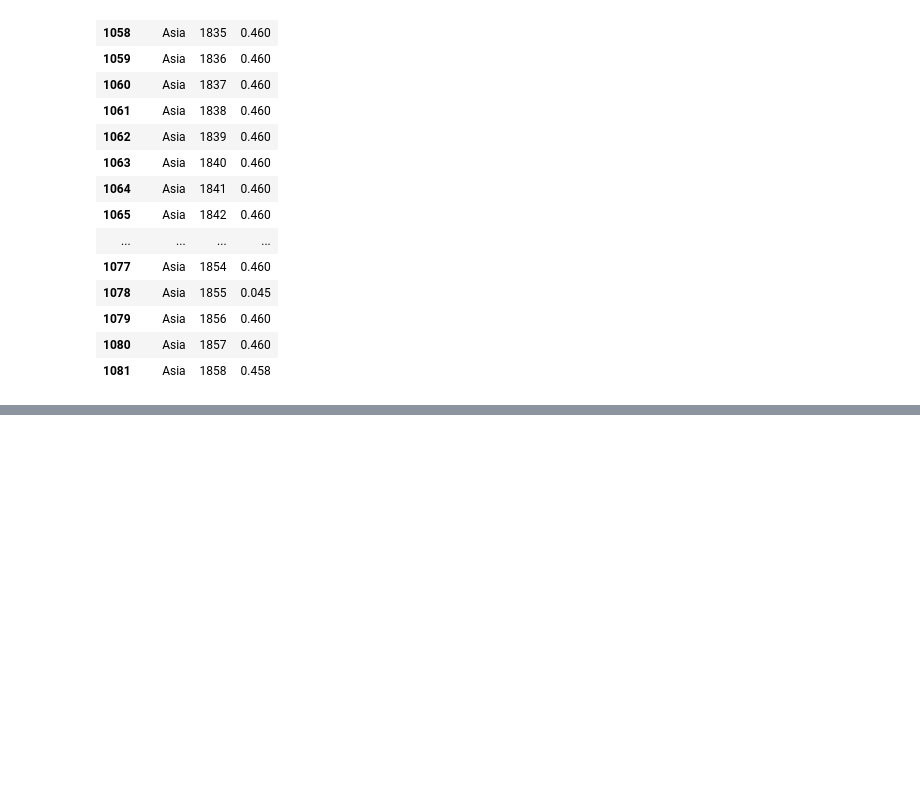
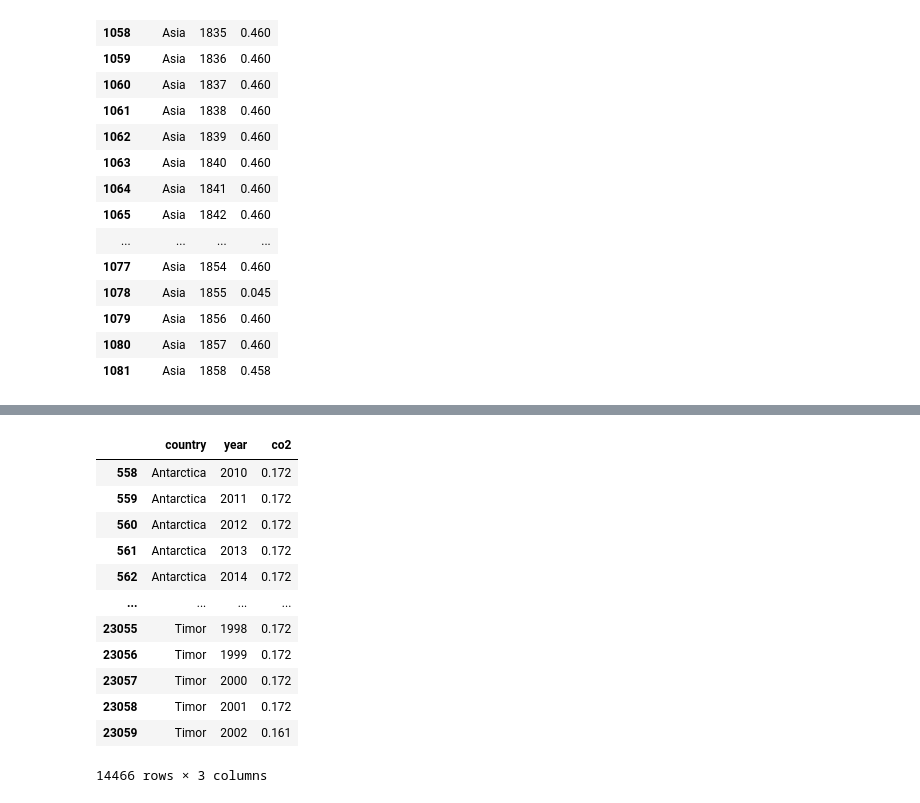
Before and after one commit to sheetal1996/Eco-lution, a Jupyter notebook: 575DataCleanign.ipynb, the cells around one changed output, grey strips where cells are left out. Saved outputs shown, nothing was run; the diff lists cells and outputs as text; code cells hidden in the pictures; blank space fills up the shorter version.

```diff
--- a/575DataCleanign.ipynb
+++ b/575DataCleanign.ipynb
@@ -223,0 +316,2 @@ co2_asia.loc[1056:1081][["country", "year", "co2"]]
+# %%
+n_df_x_null = n_df_x[n_df_x["co2"].isnull()][["year","co2"]]
@@ -223,0 +334,18 @@ co2_asia.loc[1056:1081][["country", "year", "co2"]]
+# %%
+for i in n_df_x_null.index:
+  n_df_x.at[i, "co2"] = n_df_x.at[555, "co2"] + n_df_x.at[23059, "co2"]
+n_df_x.loc[558:23059][["country", "year", "co2"]]
+# %% [output]
+|  | country | year | co2 |
+| 558 | Antarctica | 2010 | 0.172 |
+| 559 | Antarctica | 2011 | 0.172 |
+| 560 | Antarctica | 2012 | 0.172 |
+| 561 | Antarctica | 2013 | 0.172 |
+| 562 | Antarctica | 2014 | 0.172 |
+| ... | ... | ... | ... |
+| 23055 | Timor | 1998 | 0.172 |
+| 23056 | Timor | 1999 | 0.172 |
+| 23057 | Timor | 2000 | 0.172 |
+| 23058 | Timor | 2001 | 0.172 |
+| 23059 | Timor | 2002 | 0.161 |
+14466 rows × 3 columns
```
Also changed, not shown: parts of 15 cells of this notebook.
